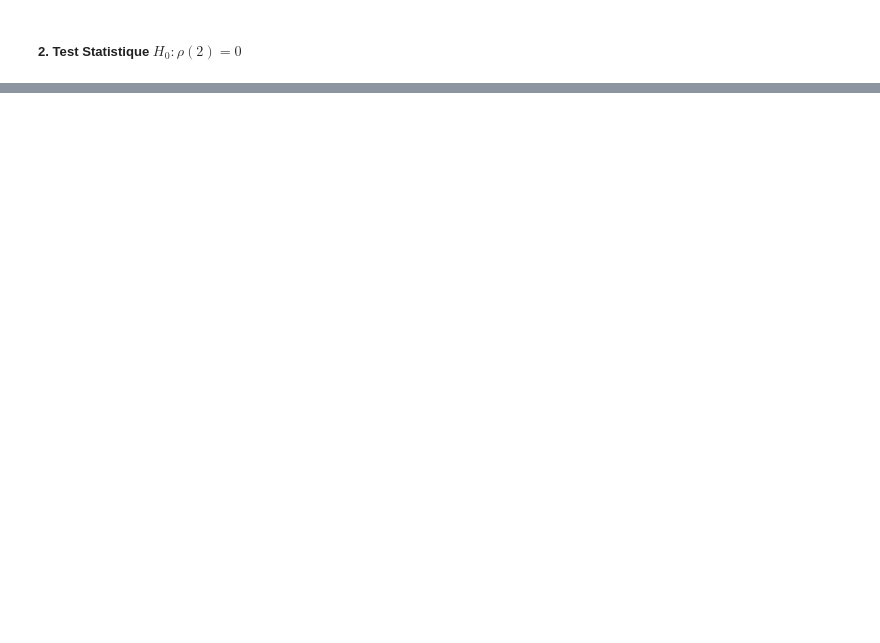
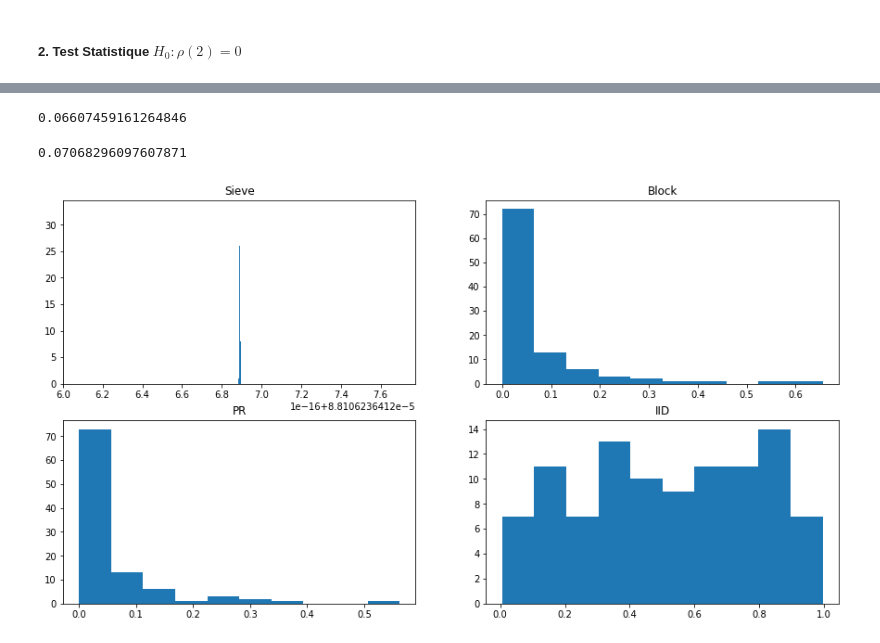
Before and after one commit to AntoineG92/Bootstrap-resampling-methods, a Jupyter notebook: TP3_Bootstrap.ipynb, the cells around one changed output, grey strips where cells are left out. Cells and saved outputs as stored; diff of their text form; code cells hidden in the pictures; blank space fills up the shorter version.

```diff
--- a/TP3_Bootstrap.ipynb
+++ b/TP3_Bootstrap.ipynb
@@ -492,0 +607,47 @@ plt.show()
+# %%
+list_p_sieve=[]
+list_p_block=[]
+list_p_PR=[]
+list_p_iid=[]
+
+for k in range(len(listma_simple_sample)):
+    list_rho_iid.append(stat_ts.acf(listma_simple_sample[k])[2])
+    list_rho_sieve.append(stat_ts.acf(listma_boots_sieve[k])[2])
+    list_rho_block.append(stat_ts.acf(listma_boots_block[k])[2])
+    list_rho_PR.append(stat_ts.acf(listma_boots_PR[k])[2])
+# %%
+np.std(list_rho_iid)
+# %% [output]
+0.06607459161264846
+# %%
+stat_ts.acf(ar1,qstat=True)[2][2]
+# %% [output]
+0.07068296097607871
+# %%
+list_p_sieve=[]
+list_p_block=[]
+list_p_PR=[]
+list_p_iid=[]
+
+for k in range(B):
+    list_p_sieve.append(stat_ts.acf(listar_boots_sieve[k],qstat=True)[2][2])
+    list_p_block.append(stat_ts.acf(listar_boots_block[k],qstat=True)[2][2])
+    list_p_PR.append(stat_ts.acf(listar_boots_PR[k],qstat=True)[2][2])
+    list_p_iid.append(stat_ts.acf(listar_simple_sample[k],qstat=True)[2][2])
+# %%
+plt.figure(figsize=(15,8))
+plt.subplot(221)
+plt.hist(list_p_sieve)
+plt.title('Sieve')
+plt.subplot(222)
+plt.hist(list_p_block)
+plt.title('Block')
+plt.subplot(223)
+plt.hist(list_p_PR)
+plt.title('PR')
+plt.subplot(224)
+plt.hist(list_p_iid)
+plt.title('IID')
+plt.show()
+# %% [output]
+[figure, added]
```
Also changed, not shown: parts of 26 cells of this notebook, 1 other file.
